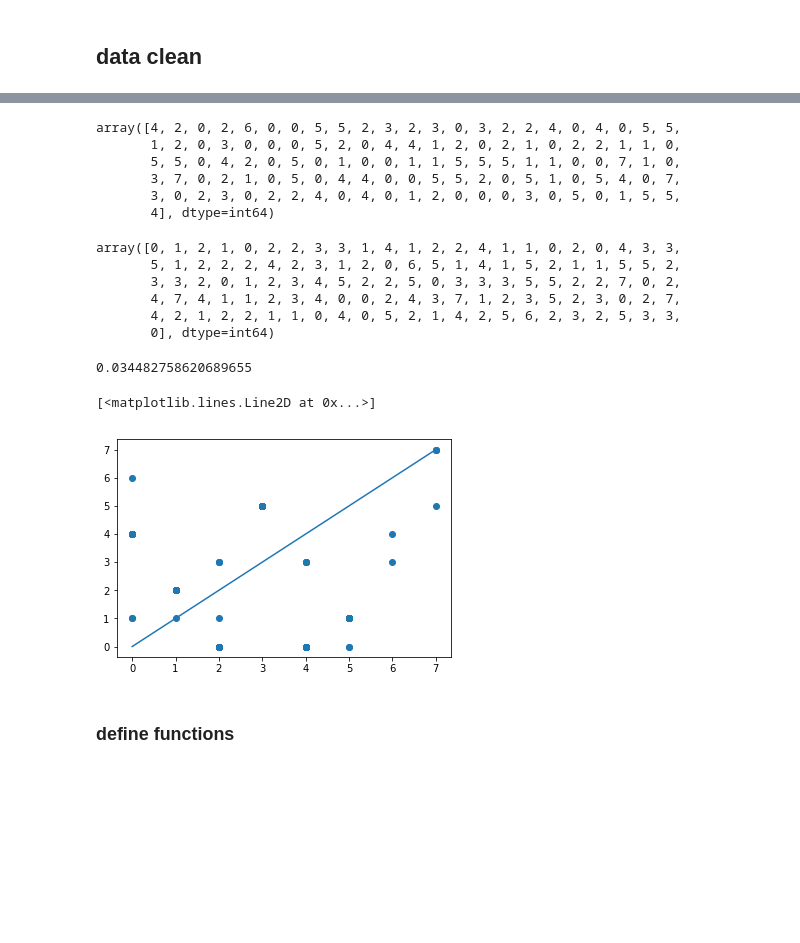
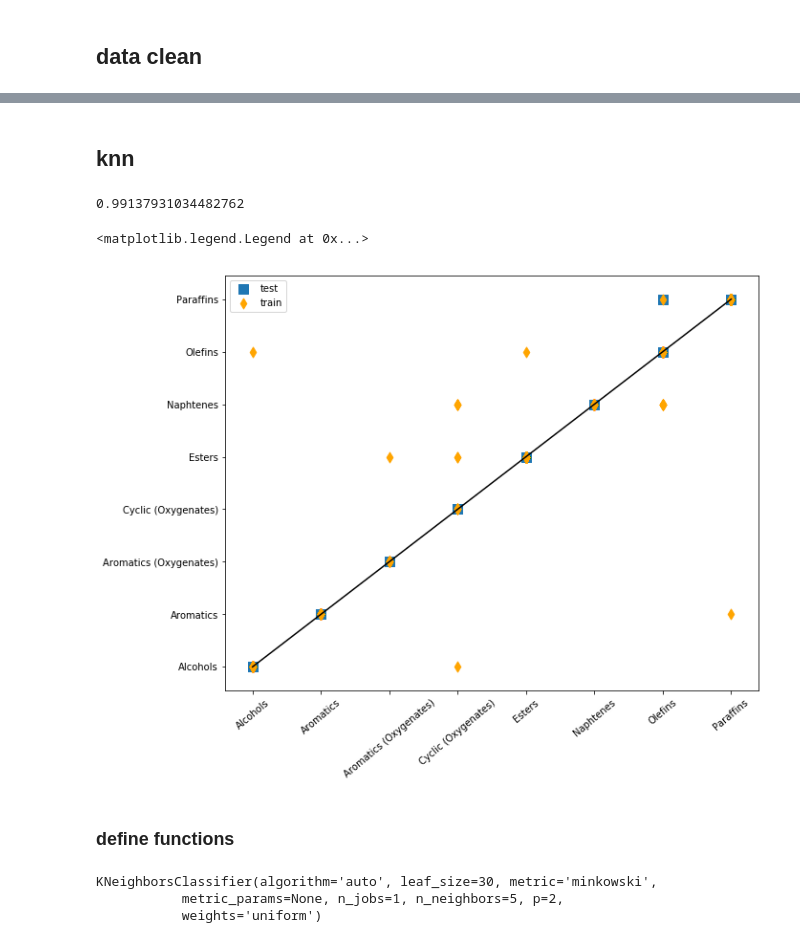
Before and after one commit to Zhangjt9317/Biofuel-Group-Project, a Jupyter notebook: MyProject/Classification_knn.ipynb, the cells around one changed output, grey strips where cells are left out. Cells and saved outputs as stored; diff of their text form; code cells hidden in the pictures; blank space fills up the shorter version.

Commit message:
renew the knn model

```diff
--- a/MyProject/Classification_knn.ipynb
+++ b/MyProject/Classification_knn.ipynb
@@ -54,0 +25,10 @@ print(family)
+# %%
+df = Database()
+train, test = train_test_split(df, test_size=0.1)
+a = train[train.columns[4:]]
+X_train = a.mask(a>0, 1)
+y_train = train['Family']
+
+b = test[test.columns[4:]]
+X_test = b.mask(b>0, 1)
+y_test = test['Family']
@@ -55,36 +45,28 @@ print(family)
+# %% [markdown]
+## knn
 # %%
-k = 4
+# define knn model
+k = 5
 knn = KNeighborsClassifier(n_neighbors=k)
 knn.fit(X_train, y_train)
 y_pred = knn.predict(X_test)
+train_pred = knn.predict(X_train)
-# %%
-y_pred
-# %% [output]
-array([4, 2, 0, 2, 6, 0, 0, 5, 5, 2, 3, 2, 3, 0, 3, 2, 2, 4, 0, 4, 0, 5, 5,
-       1, 2, 0, 3, 0, 0, 0, 5, 2, 0, 4, 4, 1, 2, 0, 2, 1, 0, 2, 2, 1, 1, 0,
-       5, 5, 0, 4, 2, 0, 5, 0, 1, 0, 0, 1, 1, 5, 5, 5, 1, 1, 0, 0, 7, 1, 0,
-       3, 7, 0, 2, 1, 0, 5, 0, 4, 4, 0, 0, 5, 5, 2, 0, 5, 1, 0, 5, 4, 0, 7,
-       3, 0, 2, 3, 0, 2, 2, 4, 0, 4, 0, 1, 2, 0, 0, 0, 3, 0, 5, 0, 1, 5, 5,
-       4], dtype=int64)
-# %%
-y_test
-# %% [output]
-array([0, 1, 2, 1, 0, 2, 2, 3, 3, 1, 4, 1, 2, 2, 4, 1, 1, 0, 2, 0, 4, 3, 3,
-       5, 1, 2, 2, 2, 4, 2, 3, 1, 2, 0, 6, 5, 1, 4, 1, 5, 2, 1, 1, 5, 5, 2,
-       3, 3, 2, 0, 1, 2, 3, 4, 5, 2, 2, 5, 0, 3, 3, 3, 5, 5, 2, 2, 7, 0, 2,
-       4, 7, 4, 1, 1, 2, 3, 4, 0, 0, 2, 4, 3, 7, 1, 2, 3, 5, 2, 3, 0, 2, 7,
-       4, 2, 1, 2, 2, 1, 1, 0, 4, 0, 5, 2, 1, 4, 2, 5, 6, 2, 3, 2, 5, 3, 3,
-       0], dtype=int64)
 # %%
+# print accuracy
 accu = metrics.accuracy_score(y_test, y_pred)
 accu
 # %% [output]
-0.034482758620689655
+0.99137931034482762
-# %%
-plt.scatter(y_test, y_pred)
-plt.plot([0,7],[0,7])
-# %% [output]
-[<matplotlib.lines.Line2D at 0x...>]
-[figure, removed]
+# %%
+# plot the train and test set
+plt.figure(figsize=(10,8))
+plt.scatter(y_test, y_pred, marker='s', s=100, label='test')
+plt.scatter(y_train, train_pred, marker='d', s=60,c='orange', label='train')
+plt.plot([0,7], [0,7], color='k')
+plt.xticks(rotation='40')
+plt.legend()
+# %% [output]
+<matplotlib.legend.Legend at 0x...>
+[figure, added]
 # %% [markdown]
 ### define functions
@@ -107 +98,7 @@ def choose_k(X_train, y_train, X_test, y_test, list_of_k):
+# %%
+train_knn(5, X_train, y_train)
+# %% [output]
+KNeighborsClassifier(algorithm='auto', leaf_size=30, metric='minkowski',
+           metric_params=None, n_jobs=1, n_neighbors=5, p=2,
+           weights='uniform')
 # %%
```
Also changed, not shown: parts of 17 cells of this notebook.
